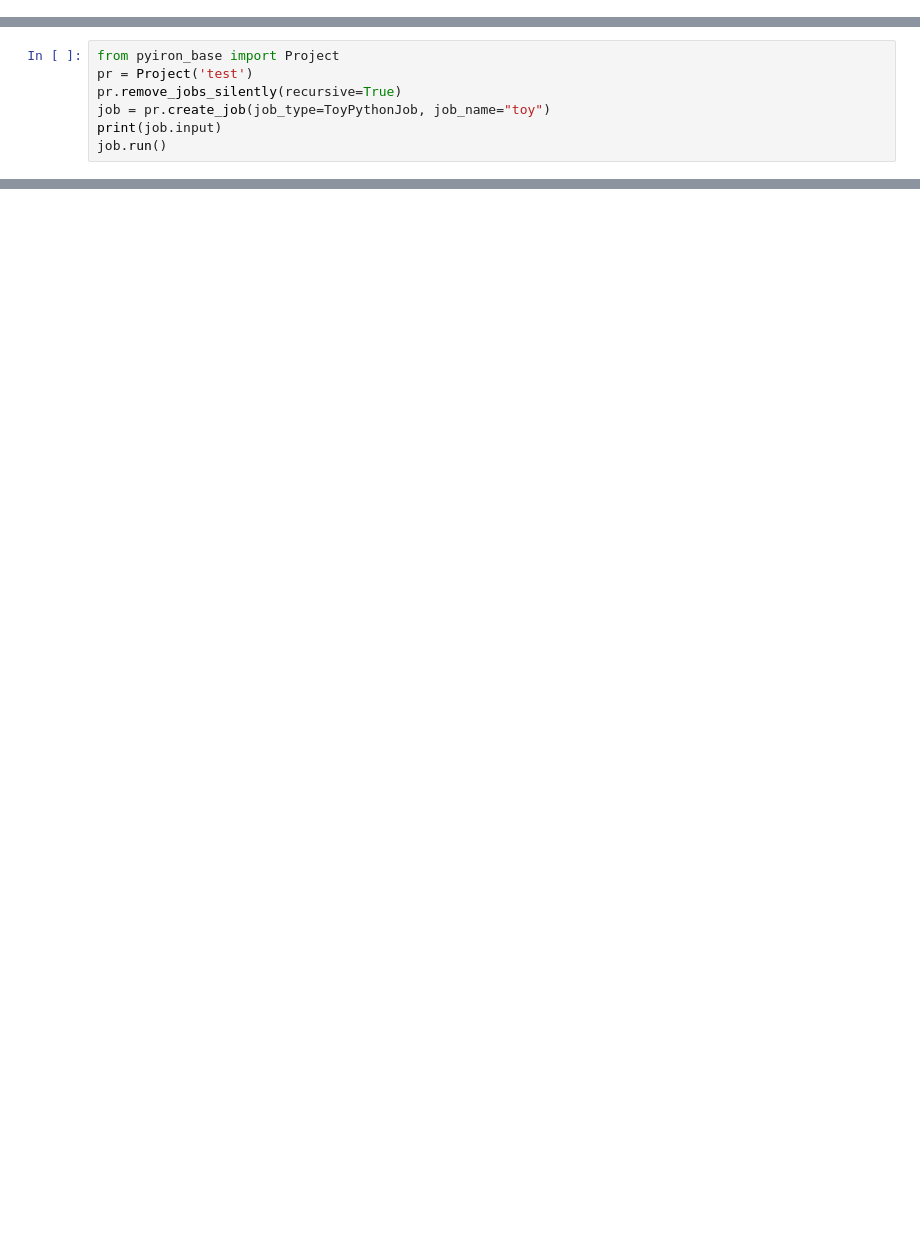
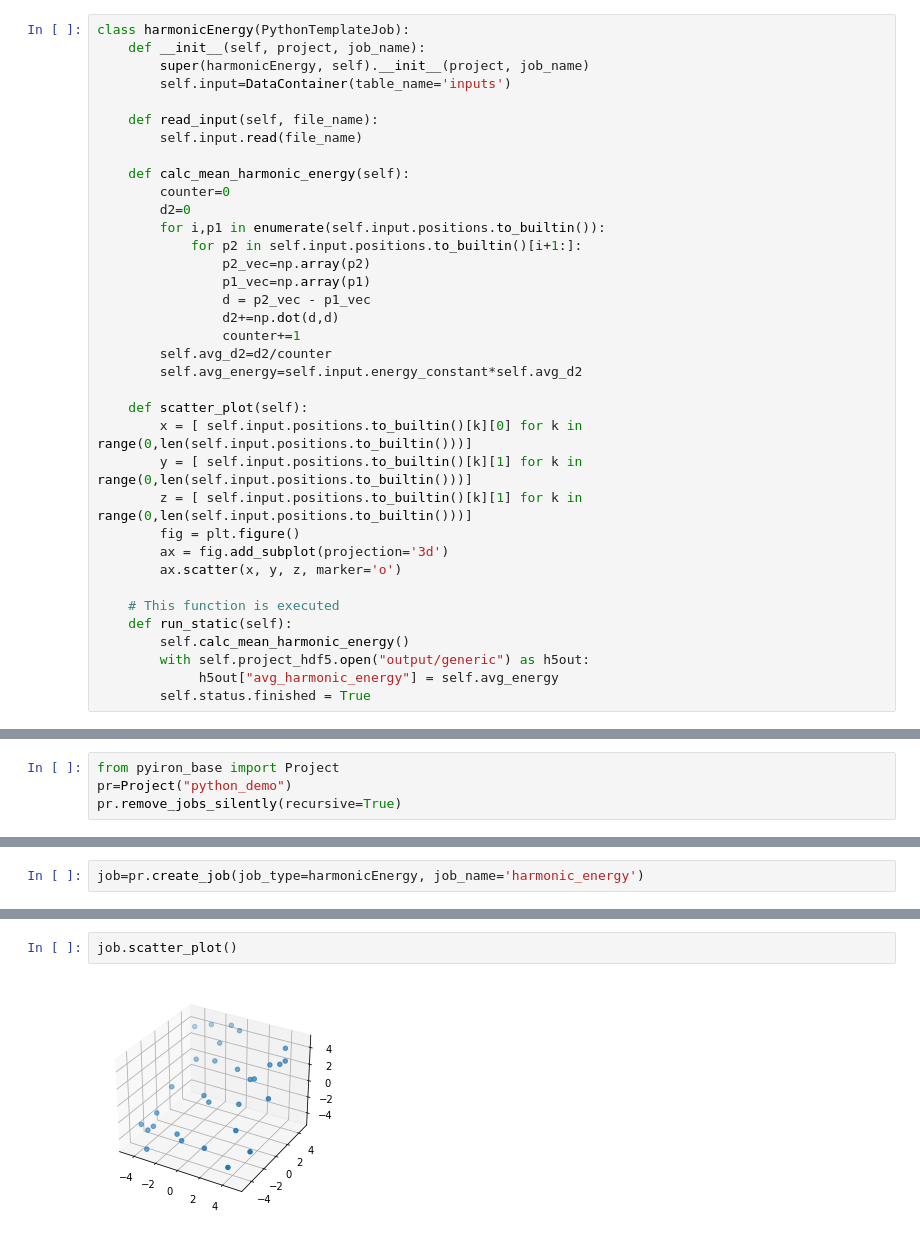
Before and after one commit to materialdigital/PMD-workflow-workshop, a Jupyter notebook: 2_customized_job/2_0_custom_python_job.ipynb, the cells around one changed output, grey strips where cells are left out. Saved outputs shown, nothing was run; the diff lists cells and outputs as text; blank space fills up the shorter version.

```diff
--- a/2_customized_job/2_0_custom_python_job.ipynb
+++ b/2_customized_job/2_0_custom_python_job.ipynb
@@ -19,0 +16,36 @@ Create a project, which includes a job of type `ToyPythonJob`
+# %%
+class harmonicEnergy(PythonTemplateJob):
+    def __init__(self, project, job_name):
+        super(harmonicEnergy, self).__init__(project, job_name)
+        self.input=DataContainer(table_name='inputs')
+
+    def read_input(self, file_name):
+        self.input.read(file_name)
+
+    def calc_mean_harmonic_energy(self):
+        counter=0
+        d2=0
+        for i,p1 in enumerate(self.input.positions.to_builtin()):
+            for p2 in self.input.positions.to_builtin()[i+1:]:
+                p2_vec=np.array(p2)
+                p1_vec=np.array(p1)
+                d = p2_vec - p1_vec
+                d2+=np.dot(d,d)
+                counter+=1
+        self.avg_d2=d2/counter
+        self.avg_energy=self.input.energy_constant*self.avg_d2
+
+    def scatter_plot(self):
+        x = [ self.input.positions.to_builtin()[k][0] for k in range(0,len(self.input.positions.to_builtin()))]
+        y = [ self.input.positions.to_builtin()[k][1] for k in range(0,len(self.input.positions.to_builtin()))]
+        z = [ self.input.positions.to_builtin()[k][1] for k in range(0,len(self.input.positions.to_builtin()))]
+        fig = plt.figure()
+        ax = fig.add_subplot(projection='3d')
+        ax.scatter(x, y, z, marker='o')
+
+    # This function is executed
+    def run_static(self):
+        self.calc_mean_harmonic_energy()
+        with self.project_hdf5.open("output/generic") as h5out:
+             h5out["avg_harmonic_energy"] = self.avg_energy
+        self.status.finished = True
@@ -20,7 +55,4 @@ Create a project, which includes a job of type `ToyPythonJob`
 # %%
 from pyiron_base import Project
-pr = Project('test')
+pr=Project("python_demo")
 pr.remove_jobs_silently(recursive=True)
-job = pr.create_job(job_type=ToyPythonJob, job_name="toy")
-print(job.input)
-job.run()
@@ -38,0 +59,2 @@ How to access the `energy_tot` from the output of the job.
+# %%
+job=pr.create_job(job_type=harmonicEnergy, job_name='harmonic_energy')
@@ -42,0 +84,4 @@ job['output/generic/energy_tot']
+# %%
+job.scatter_plot()
+# %% [output]
+[figure, added]
```
Also changed, not shown: parts of 15 cells of this notebook, 1 other file.
